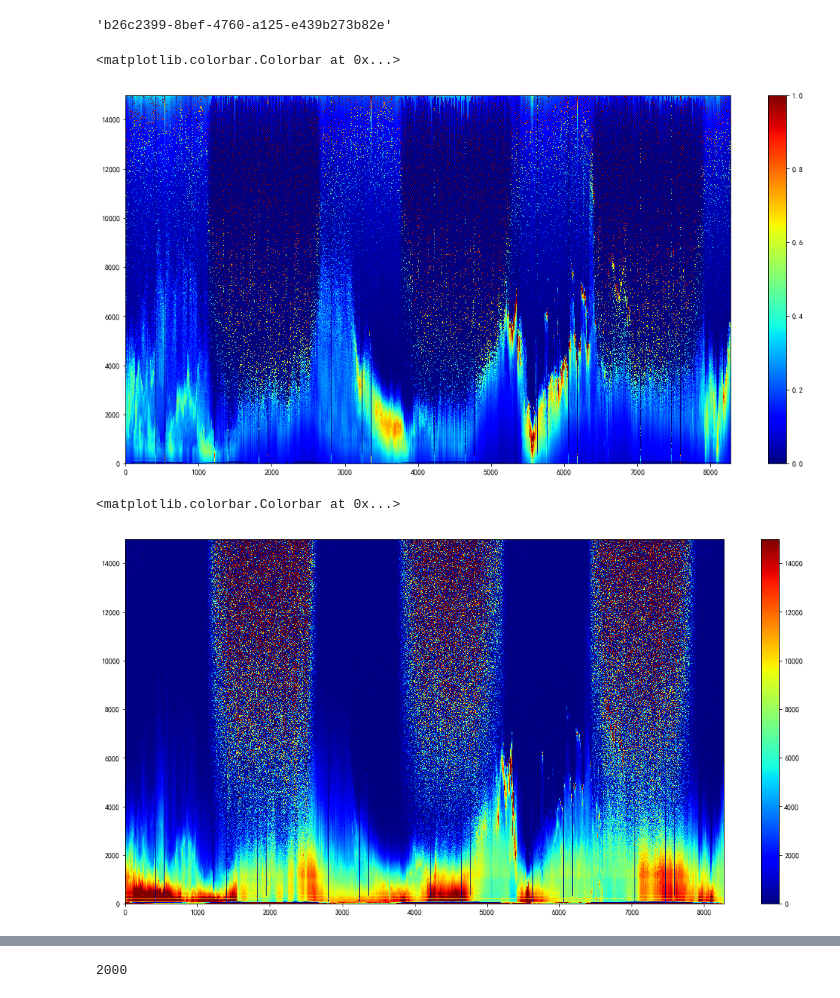
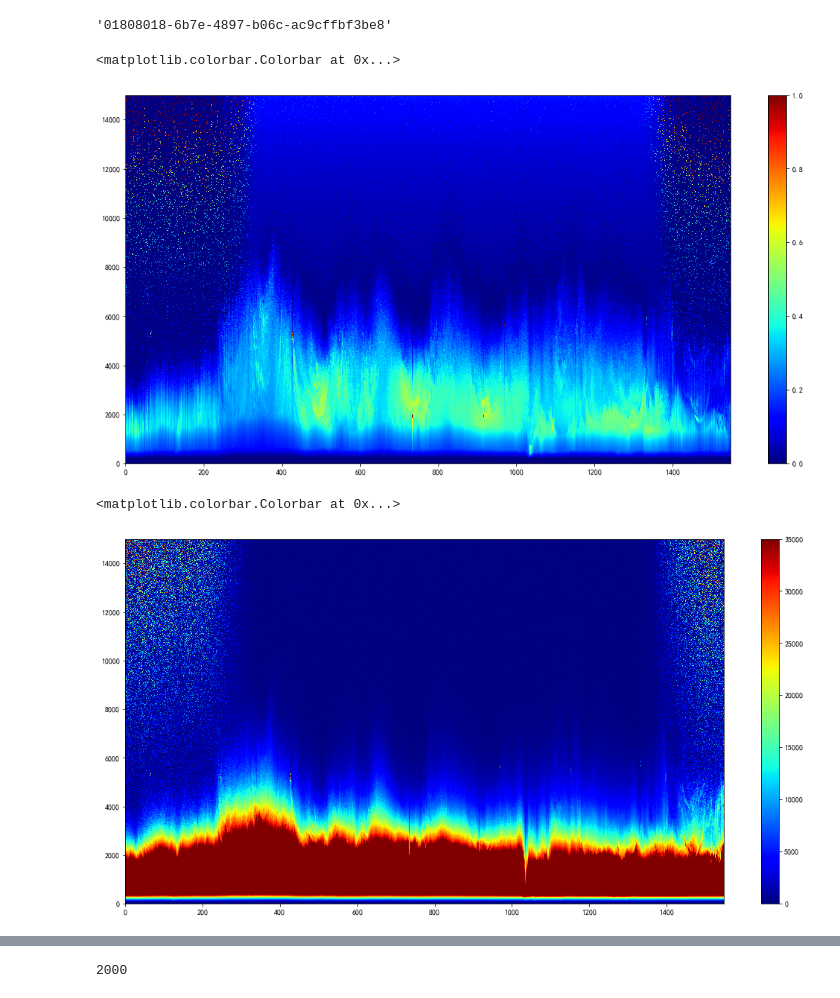
Before and after one commit to crazyandyxxx/LidarServer, a Jupyter notebook: Arcgis/AlgoDemo.ipynb, the cells around one changed output, grey strips where cells are left out. Drawn from its saved outputs; the diff is of its cells as text; code cells hidden in the pictures.

```diff
--- a/Arcgis/AlgoDemo.ipynb
+++ b/Arcgis/AlgoDemo.ipynb
@@ -25,8 +25,9 @@ def get_channel_data(file=''):
 '73349f35-8315-4e82-b402-f3f130db91b9' #8000
 '6d804191-3423-4150-b8fc-90941b48d02d' #3000
 'b26c2399-8bef-4760-a125-e439b273b82e' #280
+'01808018-6b7e-4897-b06c-ac9cffbf3be8' #1500
 # %% [output]
-'b26c2399-8bef-4760-a125-e439b273b82e'
+'01808018-6b7e-4897-b06c-ac9cffbf3be8'
 # %%
 #读取原始数据
 # fileA = 'A通道2018-10-17 154702──2018-10-22 042403.xlsx'
@@ -37,7 +38,7 @@ conn = sqlite3.connect(r'D:\Project\Lidar\LidarServer\LidarServer\app.db')
 c = conn.cursor()
 ChAAll = []
 ChBAll = []
-cursor = c.execute("SELECT raw_A,raw_B from task_data where task_id='73349f35-8315-4e82-b402-f3f130db91b9'")
+cursor = c.execute("SELECT raw_A,raw_B from task_data where task_id='01808018-6b7e-4897-b06c-ac9cffbf3be8'")
 for row in cursor:
     dt = np.dtype(int)
     dt = dt.newbyteorder('<')
@@ -46,7 +47,7 @@ for row in cursor:
     ChAAll.append(chA)
     ChBAll.append(chB)
 # %%
-def aerosol_calc(chA,chB,overlapA,overlapB,resolution=15,snrT=2,pblT=0.3,rc=15000,sa=40,waveLen=532,verAngle=90):
+def aerosol_calc(chA,chB,overlapA,overlapB,resolution=15,snrT=2,pblT=0.3,rc=18000,sa=40,waveLen=532,verAngle=90):
     r = np.arange(len(chA))+1
     r = r*resolution
     bn=int(len(chA)*5/6)
@@ -88,18 +89,18 @@ def aerosol_calc(chA,chB,overlapA,overlapB,resolution=15,snrT=2,pblT=0.3,rc=1500
 # %%
 resolution = 15
 r = np.arange(resolution,30000.1,resolution)
-ov = np.loadtxt(r'19000101000000_15.ov')
-overlapA = ov[:,0]
-overlapB = ov[:,1]
-# overlapA = np.ones(2000)
-# overlapB = np.ones(2000)
+# ov = np.loadtxt(r'20190519000001_15.ov')
+# overlapA = ov[:,0]
+# overlapB = ov[:,1]
+overlapA = np.ones(2000)
+overlapB = np.ones(2000)
 Ext = []
 chAPR2All = []
 chBPR2All = []
 for i in range(len(ChAAll)):
     chA = ChAAll[i]
     chB = ChBAll[i]
-    chAPR2,chBPR2,dePolar,ext_a,pbl = aerosol_calc(chA,chB,overlapA,overlapB,resolution=resolution,snrT=1.5,rc=15000)
+    chAPR2,chBPR2,dePolar,ext_a,pbl = aerosol_calc(chA,chB,overlapA,overlapB,resolution=resolution,snrT=1.5,rc=18000)
     Ext.append(ext_a)
     chAPR2All.append(chAPR2)
     chBPR2All.append(chBPR2)
@@ -111,12 +112,12 @@ plt.pcolormesh(x, y, np.transpose(ArrayExt), cmap = 'jet',vmin=0,vmax=1)
 plt.colorbar()
 # %% [output]
 <matplotlib.colorbar.Colorbar at 0x...>
-[figure, old version]
+[figure, new version]
 # %%
 ArrayChAPR2 = np.array(chAPR2All)[:,:1000]
-plt.pcolormesh(x, y, np.transpose(ArrayChAPR2), cmap = 'jet',vmin=0,vmax=15000)
+plt.pcolormesh(x, y, np.transpose(ArrayChAPR2), cmap = 'jet',vmin=0,vmax=35000)
 plt.colorbar()
 # %% [output]
 <matplotlib.colorbar.Colorbar at 0x...>
-[figure, old version]
+[figure, new version]
 # %%
```
Also changed, not shown: parts of 4 cells of this notebook, 6 other files.
